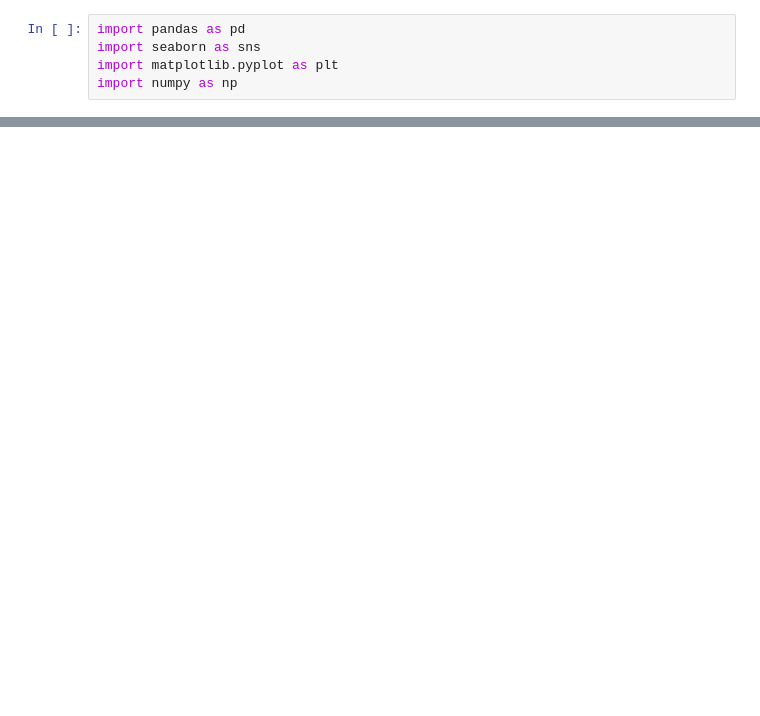
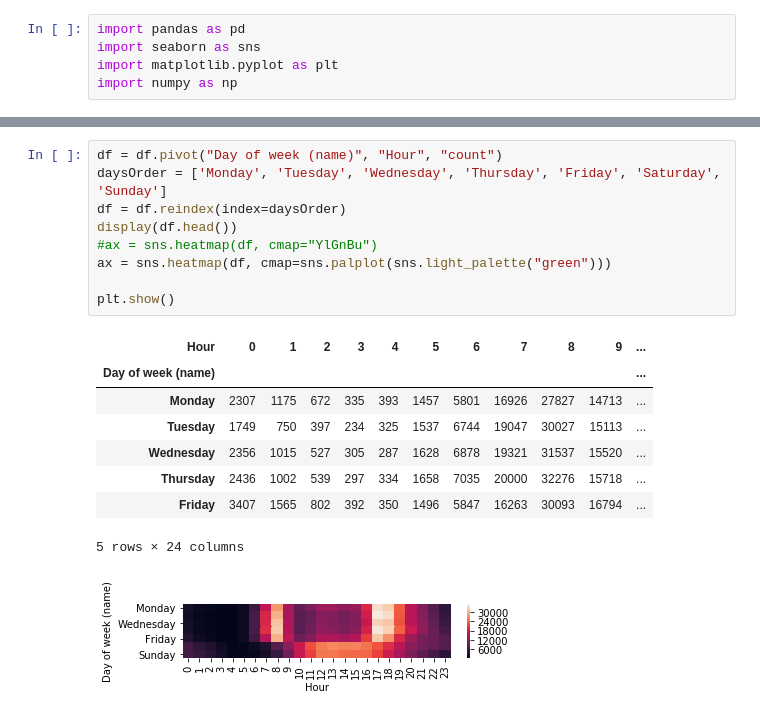
Before and after one commit to bastienchabal/GLO-4027, a Jupyter notebook: knime/heatmap/WIP.ipynb, the cells around one changed output, grey strips where cells are left out. Cells and saved outputs as stored; diff of their text form; blank space fills up the shorter version.

```diff
--- a/knime/heatmap/WIP.ipynb
+++ b/knime/heatmap/WIP.ipynb
@@ -28,0 +54,19 @@ dir(data)
+# %%
+df = df.pivot("Day of week (name)", "Hour", "count")
+daysOrder = ['Monday', 'Tuesday', 'Wednesday', 'Thursday', 'Friday', 'Saturday', 'Sunday']
+df = df.reindex(index=daysOrder)
+display(df.head())
+#ax = sns.heatmap(df, cmap="YlGnBu")
+ax = sns.heatmap(df, cmap=sns.palplot(sns.light_palette("green")))
+
+plt.show()
+# %% [output]
+| Hour | 0 | 1 | 2 | 3 | 4 | 5 | 6 | 7 | 8 | 9 | ... |
+| Day of week (name) |  |  |  |  |  |  |  |  |  |  | ... |
+| Monday | 2307 | 1175 | 672 | 335 | 393 | 1457 | 5801 | 16926 | 27827 | 14713 | ... |
+| Tuesday | 1749 | 750 | 397 | 234 | 325 | 1537 | 6744 | 19047 | 30027 | 15113 | ... |
+| Wednesday | 2356 | 1015 | 527 | 305 | 287 | 1628 | 6878 | 19321 | 31537 | 15520 | ... |
+| Thursday | 2436 | 1002 | 539 | 297 | 334 | 1658 | 7035 | 20000 | 32276 | 15718 | ... |
+| Friday | 3407 | 1565 | 802 | 392 | 350 | 1496 | 5847 | 16263 | 30093 | 16794 | ... |
+5 rows × 24 columns
+[figure, added]
```
Also changed, not shown: parts of 4 cells of this notebook, 1 other file.
